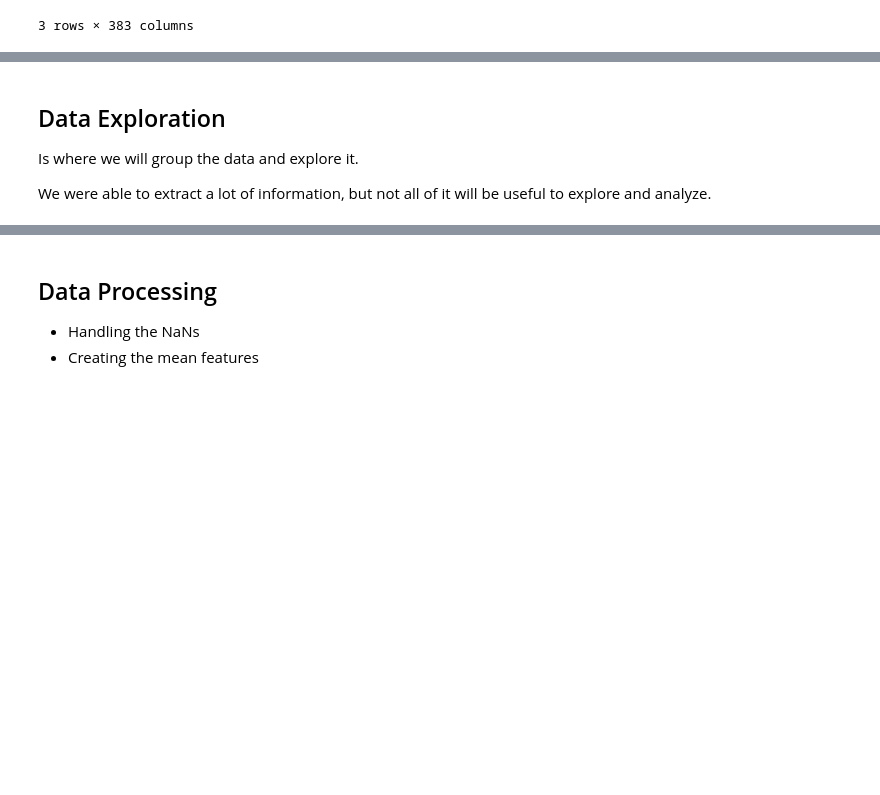
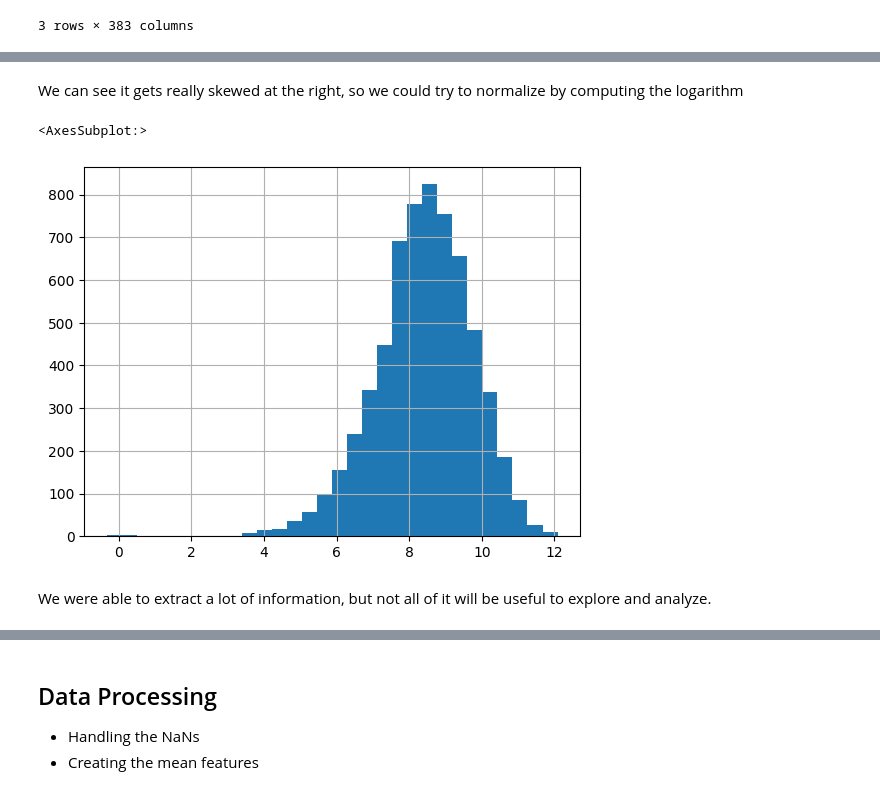
Before and after one commit to Savitar-Hub/sales-forecasting, a Jupyter notebook: wine-production/1. Exploratory Data Analysis.ipynb, the cells around one changed output, grey strips where cells are left out. Drawn from its saved outputs; the diff is of its cells as text; code cells hidden in the pictures; blank space fills up the shorter version.

```diff
--- a/wine-production/1. Exploratory Data Analysis.ipynb
+++ b/wine-production/1. Exploratory Data Analysis.ipynb
@@ -753,6 +763,10 @@ valid_df_merged.head(3)
+# %% [markdown]
+We can see it gets really skewed at the right, so we could try to normalize by computing the logarithm
+# %%
+train_df_merged['production_log'] = np.log(train_df_merged['production'])
+train_df_merged['production_log'].hist(bins=30)
+# %% [output]
+<AxesSubplot:>
+[figure, added]
 # %% [markdown]
-## Data Exploration
-
-Is where we will group the data and explore it.
-
 We were able to extract a lot of information, but not all of it will be useful to explore and analyze.
```
Also changed, not shown: parts of 4 cells of this notebook.
